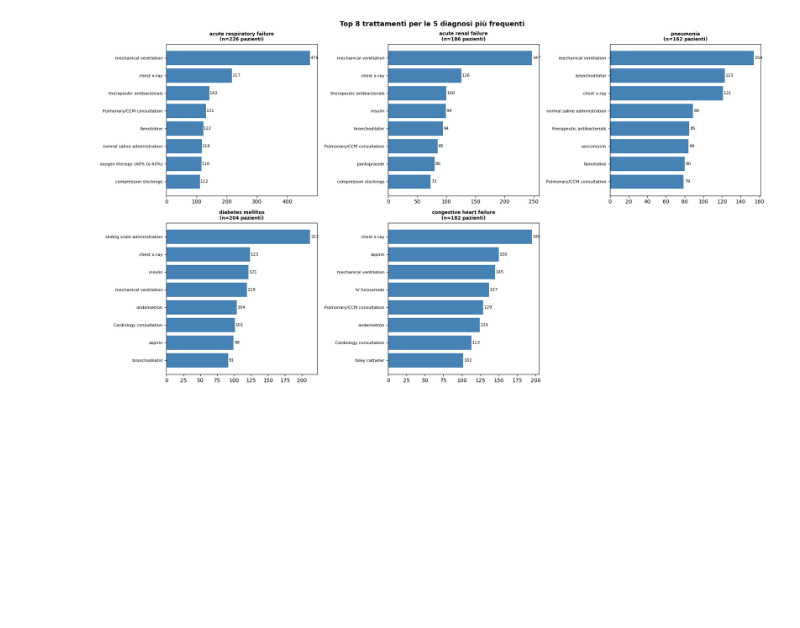
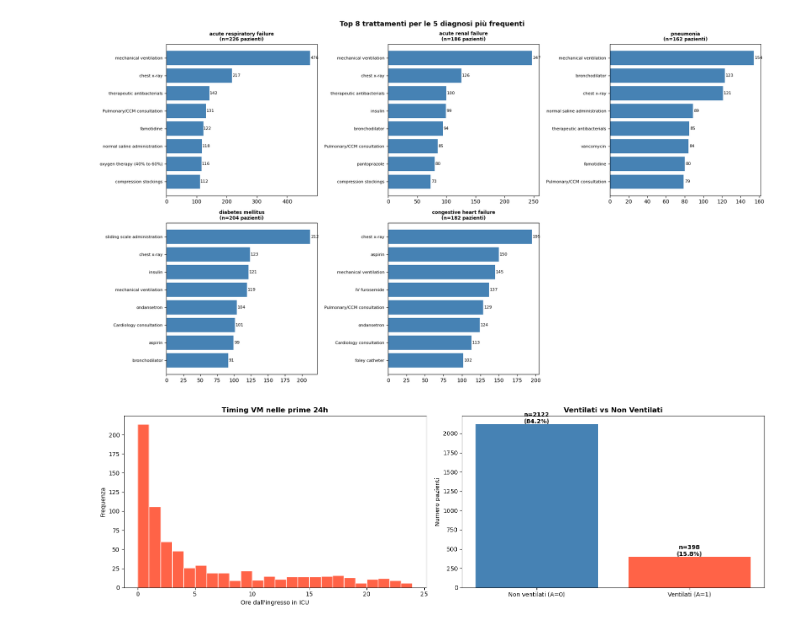
Before and after one commit to XXY126/Causal-Inference-on-eICU-collaborative-research-database, a Jupyter notebook: notebooks/data_exploring.ipynb, the cells around one changed output. Saved outputs shown, nothing was run; the diff lists cells and outputs as text; code cells hidden in the pictures; blank space fills up the shorter version.

```diff
--- a/notebooks/data_exploring.ipynb
+++ b/notebooks/data_exploring.ipynb
@@ -437,3 +463,50 @@ plt.tight_layout()
 plt.show()
 # %% [output]
 [figure]
+# %%
+DATA_DIR = Path("../data/raw")
+df_p = pd.read_csv(DATA_DIR / "patient.csv")
+df_t = pd.read_csv(DATA_DIR / "treatment.csv")
+
+# Definisci trattamento A
+ventilati = df_t[
+    df_t["treatmentstring"].str.contains("mechanical ventilation", case=False, na=False) &
+    (df_t["treatmentoffset"] <= 1440)
+]["patientunitstayid"].unique()
+
+df_p["A"] = df_p["patientunitstayid"].isin(ventilati).astype(int)
+df_p["Y"] = (df_p["unitdischargestatus"] == "Expired").astype(int)
+
+df_analytical = df_p.copy()
+# %%
+import matplotlib.pyplot as plt
+
+fig, axes = plt.subplots(1, 2, figsize=(16, 5))
+
+# 1. Timing VM nelle prime 24h
+vm_times = df_t[
+    df_t["treatmentstring"].str.contains("mechanical ventilation", case=False, na=False) &
+    (df_t["treatmentoffset"].between(0, 1440))
+]["treatmentoffset"] / 60
+
+axes[0].hist(vm_times, bins=24, color="tomato", edgecolor="white")
+axes[0].set_xlabel("Ore dall'ingresso in ICU")
+axes[0].set_ylabel("Frequenza")
+axes[0].set_title("Timing VM nelle prime 24h", fontweight="bold")
+
+# 2. Ventilati vs Non ventilati
+gruppi = df_p["A"].value_counts()
+bars = axes[1].bar(["Non ventilati (A=0)", "Ventilati (A=1)"],
+                   gruppi.values, color=["steelblue", "tomato"])
+for bar, val in zip(bars, gruppi.values):
+    axes[1].text(bar.get_x() + bar.get_width()/2, bar.get_height() + 10,
+                 f"n={val}\n({val/len(df_p)*100:.1f}%)",
+                 ha="center", fontweight="bold")
+axes[1].set_ylabel("Numero pazienti")
+axes[1].set_title("Ventilati vs Non Ventilati", fontweight="bold")
+
+plt.tight_layout()
+plt.savefig("eda_ventilazione.png", dpi=150, bbox_inches="tight")
+plt.show()
+# %% [output]
+[figure, added]
```
Also changed, not shown: parts of 5 cells of this notebook, 7 other files.
